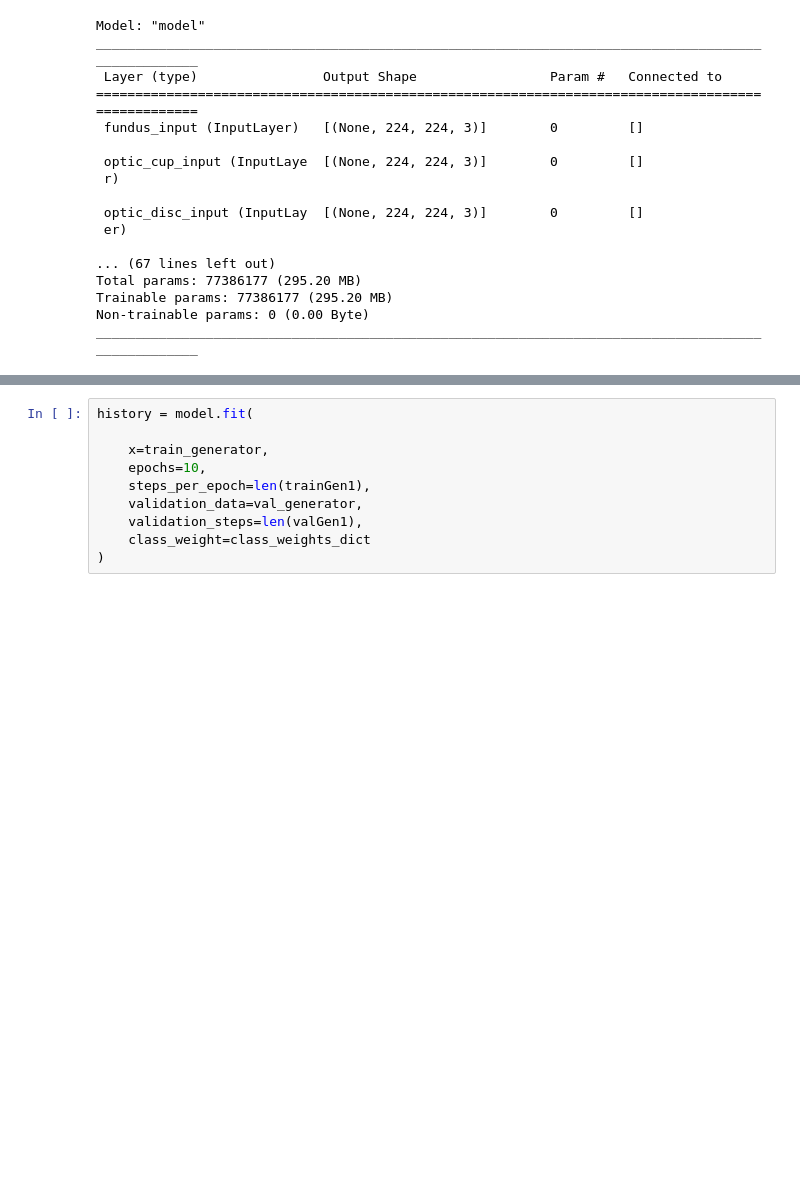
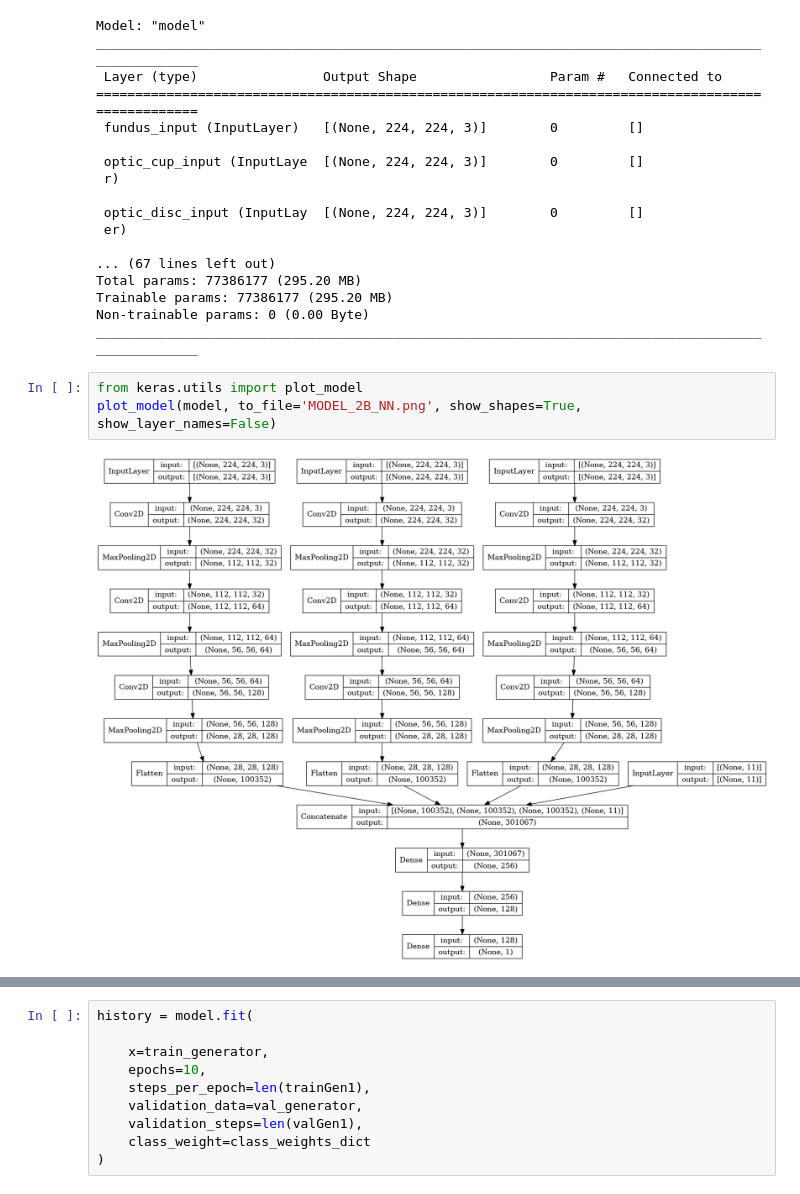
Before and after one commit to AhmedElZubair38/DISSERTATION, a Jupyter notebook: MOSTLY_Data_3/MODEL_2B_NN.ipynb, the cells around one changed output, grey strips where cells are left out. Drawn from its saved outputs; the diff is of its cells as text; blank space fills up the shorter version.

```diff
--- a/MOSTLY_Data_3/MODEL_2B_NN.ipynb
+++ b/MOSTLY_Data_3/MODEL_2B_NN.ipynb
@@ -1110,3 +1094,8 @@ Total params: 77386177 (295.20 MB)
 Trainable params: 77386177 (295.20 MB)
 Non-trainable params: 0 (0.00 Byte)
 __________________________________________________________________________________________________
+# %%
+from keras.utils import plot_model
+plot_model(model, to_file='MODEL_2B_NN.png', show_shapes=True, show_layer_names=False)
+# %% [output]
+[figure, added]
```
Also changed, not shown: parts of 13 cells of this notebook, 11 other files.
